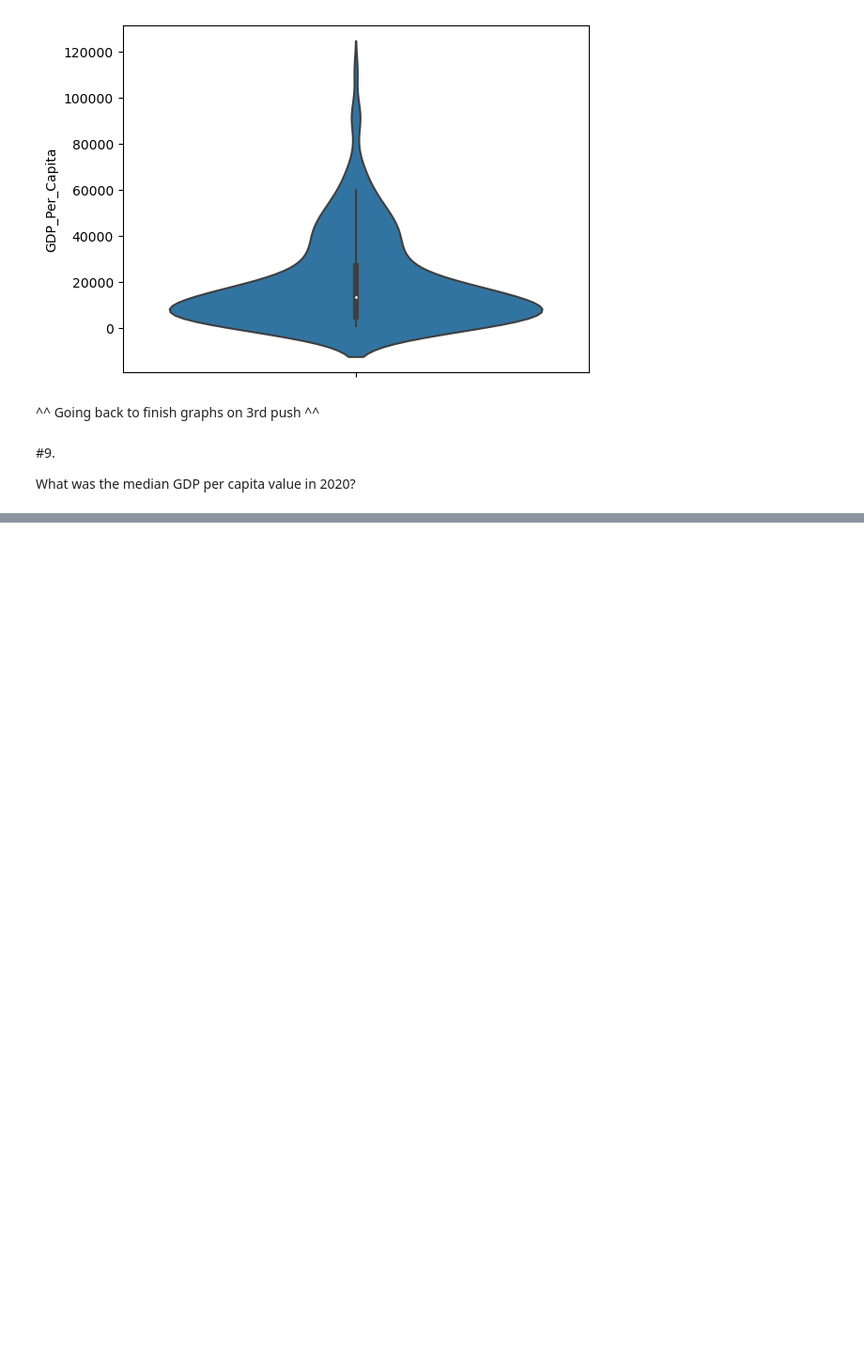
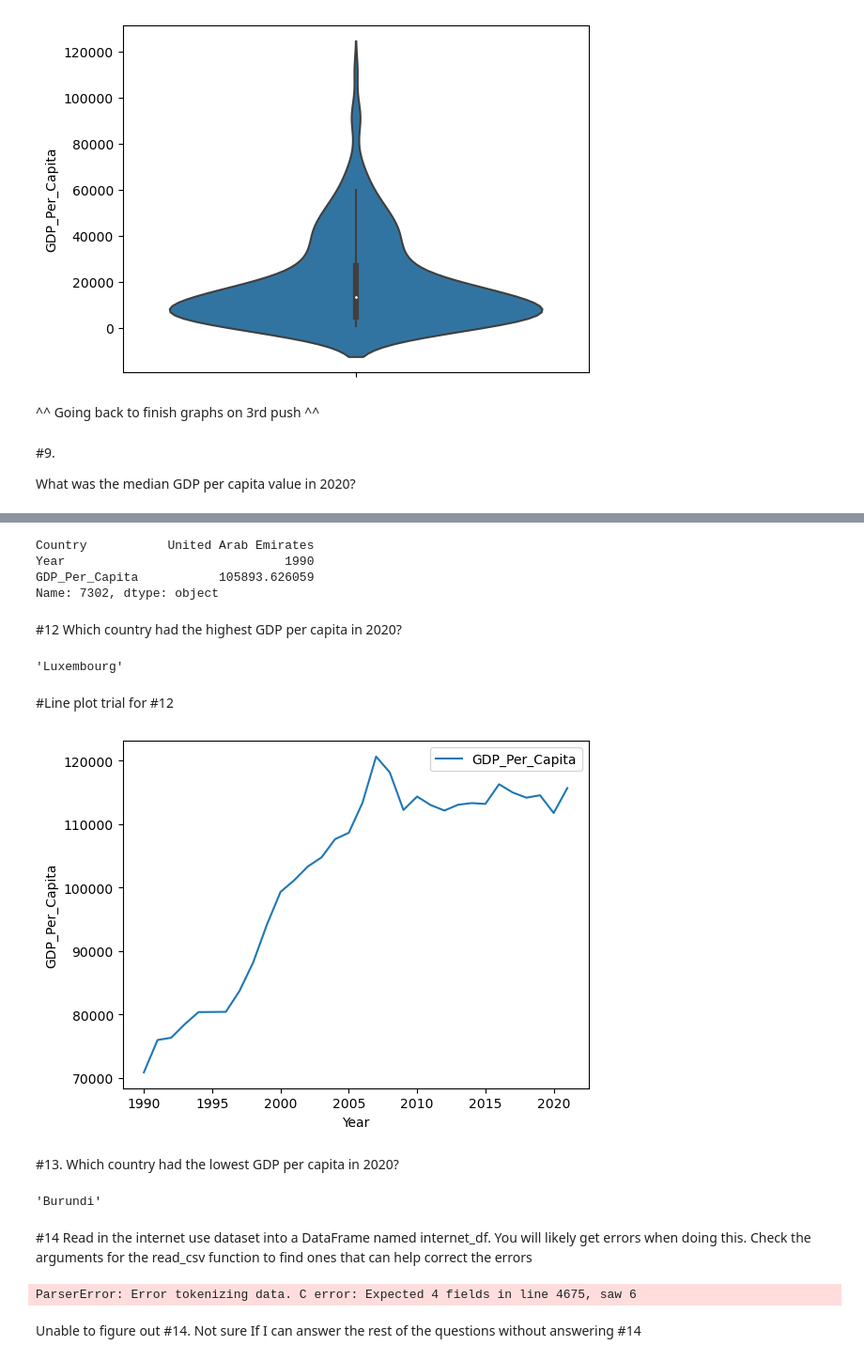
Before and after one commit to NSS-Data-Analytics-Cohort-10/gdp-and-internet-usage-jayebarber, a Jupyter notebook: notebooks/UNproject1.ipynb, the cells around one changed output, grey strips where cells are left out. Shown at 94% size. Drawn from its saved outputs; the diff is of its cells as text; code cells hidden in the pictures; blank space fills up the shorter version.

```diff
--- a/notebooks/UNproject1.ipynb
+++ b/notebooks/UNproject1.ipynb
@@ -156,0 +193,47 @@ mean is 17206.97921917204
+# %%
+gdp_over_100 = gdp_df[gdp_df['GDP_Per_Capita'] > 100000]
+gdp_sorted_values = gdp_over_100.sort_values('Year')
+numberone_country = gdp_sorted_values.iloc[0]
+numberone_country
+# %% [output]
+Country           United Arab Emirates
+Year                              1990
+GDP_Per_Capita           105893.626059
+Name: 7302, dtype: object
+# %% [markdown]
+#12 Which country had the highest GDP per capita in 2020?
+# %%
+gdp_2020 = gdp_df[gdp_df['Year'] == 2020]
+highest_gdp_2020 = gdp_2020['GDP_Per_Capita'].idxmax()
+country_highest_2020 = gdp_2020.loc[highest_gdp_2020, 'Country']
+country_highest_2020
+# %% [output]
+'Luxembourg'
+# %% [markdown]
+#Line plot trial for #12
+# %%
+Luxembourg_graph = gdp_df[(gdp_df['Country'] == 'Luxembourg') & (gdp_df['Year'].between(1990,2021))]
+Luxembourg_graph.plot(x = 'Year', y = 'GDP_Per_Capita', kind = 'line')
+plt.xlabel('Year')
+plt.ylabel('GDP_Per_Capita')
+plt.show()
+# %% [output]
+[figure, added]
+# %% [markdown]
+#13. Which country had the lowest GDP per capita in 2020?
+# %%
+gdp_2020 = gdp_df[gdp_df['Year'] == 2020]
+lowest_capita_2020 = gdp_2020['GDP_Per_Capita'].idxmin()
+country_with_lowest = gdp_2020.loc[lowest_capita_2020, 'Country']
+country_with_lowest
+# %% [output]
+'Burundi'
+# %% [markdown]
+#14 Read in the internet use dataset into a DataFrame named internet_df. You will likely get errors when doing this. Check the arguments for the read_csv function to find ones that can help correct the errors
+# %%
+internet_df = pd.read_csv('../data/internet_use.csv')
+internet_df
+# %% [output]
+ParserError: Error tokenizing data. C error: Expected 4 fields in line 4675, saw 6
+# %% [markdown]
+Unable to figure out #14. Not sure If I can answer the rest of the questions without answering #14
```
Also changed, not shown: parts of 14 cells of this notebook.
